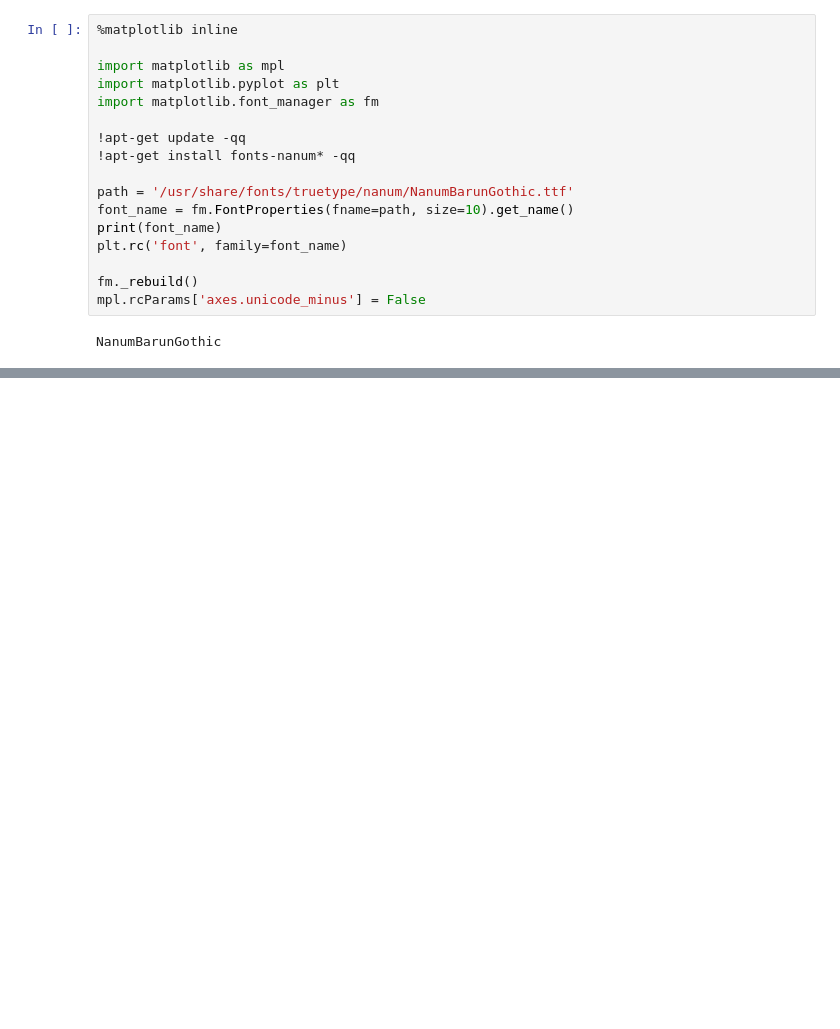
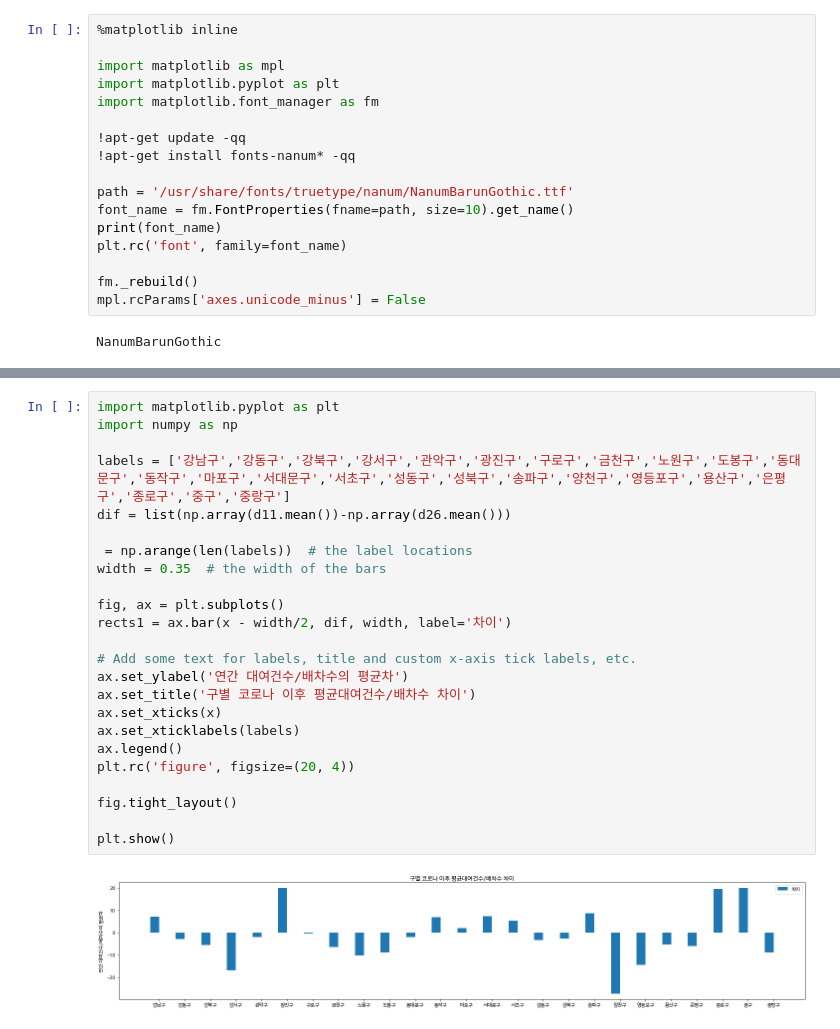
Before and after one commit to ChaeHyunIM/Helloworld, a Jupyter notebook: 데이터분석_그래프3.ipynb, the cells around one changed output, grey strips where cells are left out. Cells and saved outputs as stored; diff of their text form; blank space fills up the shorter version.

```diff
--- a/데이터분석_그래프3.ipynb
+++ b/데이터분석_그래프3.ipynb
@@ -407,0 +425,26 @@ plt.show()
+# %%
+import matplotlib.pyplot as plt
+import numpy as np
+
+labels = ['강남구','강동구','강북구','강서구','관악구','광진구','구로구','금천구','노원구','도봉구','동대문구','동작구','마포구','서대문구','서초구','성동구','성북구','송파구','양천구','영등포구','용산구','은평구','종로구','중구','중랑구']
+dif = list(np.array(d11.mean())-np.array(d26.mean()))
+
+ = np.arange(len(labels))  # the label locations
+width = 0.35  # the width of the bars
+
+fig, ax = plt.subplots()
+rects1 = ax.bar(x - width/2, dif, width, label='차이')
+
+# Add some text for labels, title and custom x-axis tick labels, etc.
+ax.set_ylabel('연간 대여건수/배차수의 평균차')
+ax.set_title('구별 코로나 이후 평균대여건수/배차수 차이')
+ax.set_xticks(x)
+ax.set_xticklabels(labels)
+ax.legend()
+plt.rc('figure', figsize=(20, 4))
+
+fig.tight_layout()
+
+plt.show()
+# %% [output]
+[figure, added]
```
Also changed, not shown: parts of 5 cells of this notebook.
